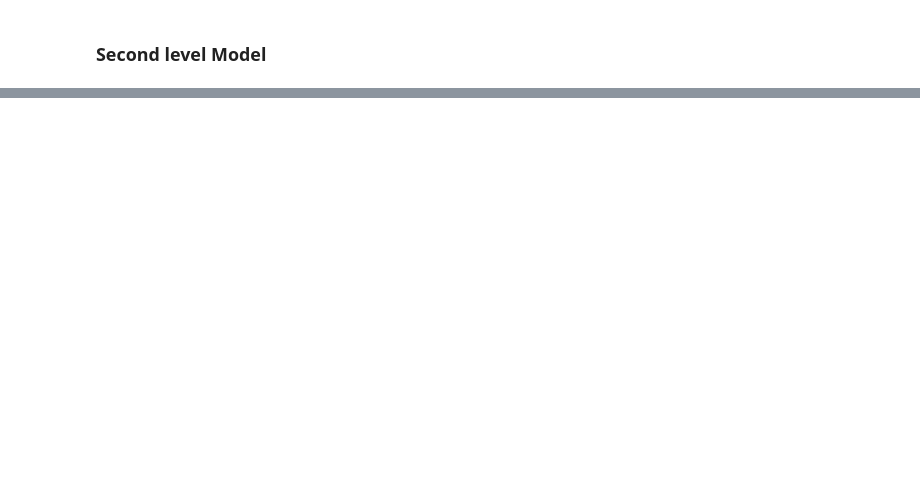
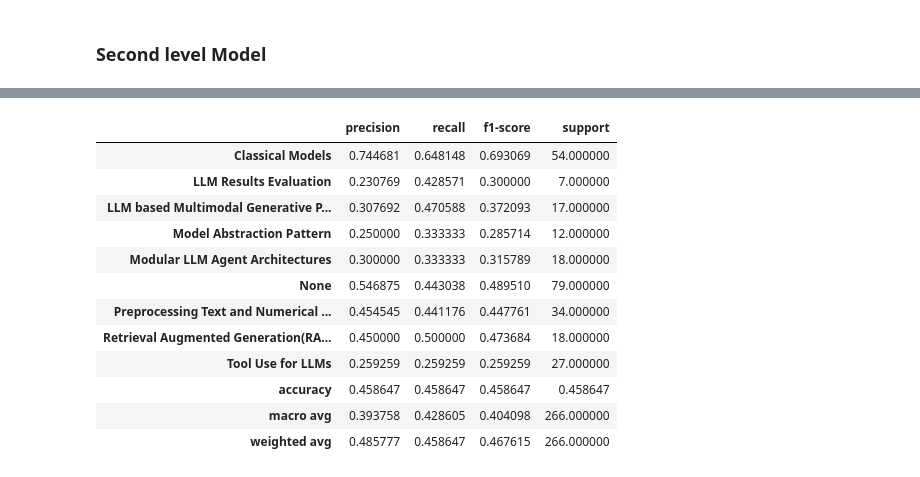
Before and after one commit to HasinthakaPiyumal/AI-Pattern-Mining-Project, a Jupyter notebook: notebooks/3.1.2 Classification Model Developent - II.ipynb, the cells around one changed output, grey strips where cells are left out. Saved outputs shown, nothing was run; the diff lists cells and outputs as text; code cells hidden in the pictures; blank space fills up the shorter version.

```diff
--- a/notebooks/3.1.2 Classification Model Developent - II.ipynb
+++ b/notebooks/3.1.2 Classification Model Developent - II.ipynb
@@ -620,3 +869,17 @@ for fold in proba_dist:
 # %%
-report = classification_report(lr_pred['prediction'], lr_pred['pattern'],labels=lr_pred['pattern'].unique().tolist(), output_dict=True, zero_division=0)
+report = classification_report(lr_pred['prediction'], lr_pred['pattern'], output_dict=True, zero_division=0)
 pd.DataFrame(report).T
+# %% [output]
+|  | precision | recall | f1-score | support |
+| Classical Models | 0.744681 | 0.648148 | 0.693069 | 54.000000 |
+| LLM Results Evaluation | 0.230769 | 0.428571 | 0.300000 | 7.000000 |
+| LLM based Multimodal Generative P... | 0.307692 | 0.470588 | 0.372093 | 17.000000 |
+| Model Abstraction Pattern | 0.250000 | 0.333333 | 0.285714 | 12.000000 |
+| Modular LLM Agent Architectures | 0.300000 | 0.333333 | 0.315789 | 18.000000 |
+| None | 0.546875 | 0.443038 | 0.489510 | 79.000000 |
+| Preprocessing Text and Numerical ... | 0.454545 | 0.441176 | 0.447761 | 34.000000 |
+| Retrieval Augmented Generation(RA... | 0.450000 | 0.500000 | 0.473684 | 18.000000 |
+| Tool Use for LLMs | 0.259259 | 0.259259 | 0.259259 | 27.000000 |
+| accuracy | 0.458647 | 0.458647 | 0.458647 | 0.458647 |
+| macro avg | 0.393758 | 0.428605 | 0.404098 | 266.000000 |
+| weighted avg | 0.485777 | 0.458647 | 0.467615 | 266.000000 |
```
Also changed, not shown: parts of 13 cells of this notebook, 7 other files.
